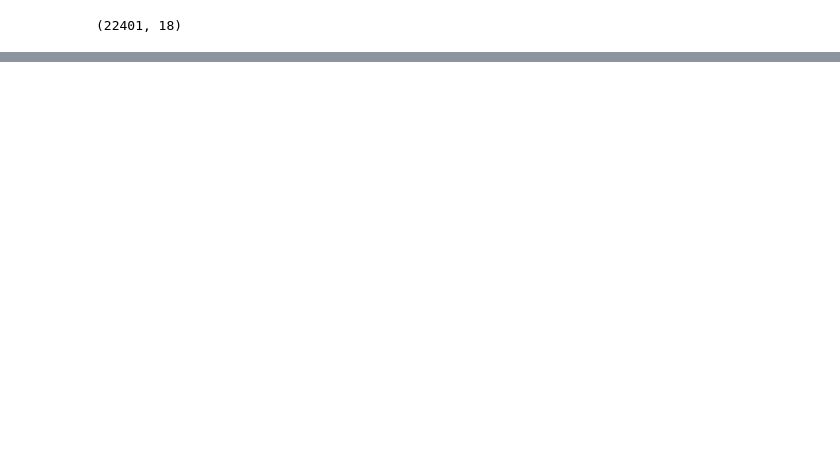
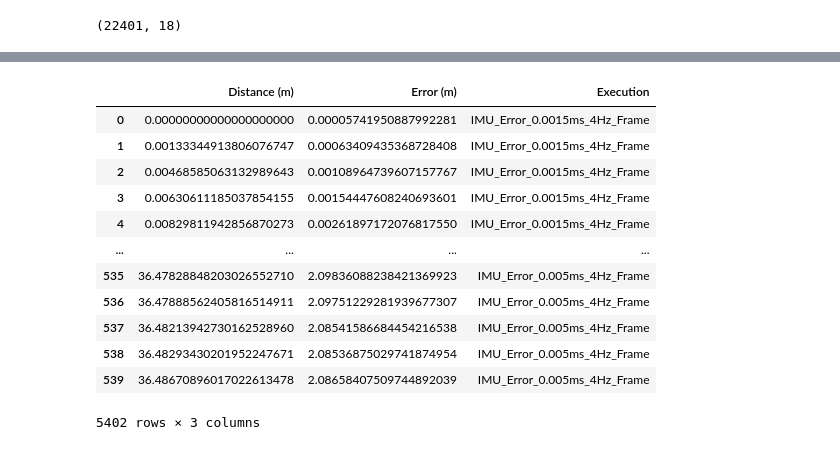
Before and after one commit to Virtana/indoor_drone_experimentation, a Jupyter notebook: kimera_local_eval/adding_error_euroc_dataset/Inspecting_Kimera_Experiments_V2_01_Easy_Copy.ipynb, the cells around one changed output, grey strips where cells are left out. Cells and saved outputs as stored; diff of their text form; code cells hidden in the pictures; blank space fills up the shorter version.

```diff
--- a/kimera_local_eval/adding_error_euroc_dataset/Inspecting_Kimera_Experiments_V2_01_Easy_Copy.ipynb
+++ b/kimera_local_eval/adding_error_euroc_dataset/Inspecting_Kimera_Experiments_V2_01_Easy_Copy.ipynb
@@ -193,0 +276,16 @@ Text(0.5, 1.0, 'Error as Distance Increases - Baseline Experiments')
+# %%
+error_distance_dfs_filtered
+# %% [output]
+|  | Distance (m) | Error (m) | Execution |
+| 0 | 0.00000000000000000000 | 0.00005741950887992281 | IMU_Error_0.0015ms_4Hz_Frame |
+| 1 | 0.00133344913806076747 | 0.00063409435368728408 | IMU_Error_0.0015ms_4Hz_Frame |
+| 2 | 0.00468585063132989643 | 0.00108964739607157767 | IMU_Error_0.0015ms_4Hz_Frame |
+| 3 | 0.00630611185037854155 | 0.00154447608240693601 | IMU_Error_0.0015ms_4Hz_Frame |
+| 4 | 0.00829811942856870273 | 0.00261897172076817550 | IMU_Error_0.0015ms_4Hz_Frame |
+| ... | ... | ... | ... |
+| 535 | 36.47828848203026552710 | 2.09836088238421369923 | IMU_Error_0.005ms_4Hz_Frame |
+| 536 | 36.47888562405816514911 | 2.09751229281939677307 | IMU_Error_0.005ms_4Hz_Frame |
+| 537 | 36.48213942730162528960 | 2.08541586684454216538 | IMU_Error_0.005ms_4Hz_Frame |
+| 538 | 36.48293430201952247671 | 2.08536875029741874954 | IMU_Error_0.005ms_4Hz_Frame |
+| 539 | 36.48670896017022613478 | 2.08658407509744892039 | IMU_Error_0.005ms_4Hz_Frame |
+5402 rows × 3 columns
```
Also changed, not shown: parts of 20 cells of this notebook, 6 other files.
